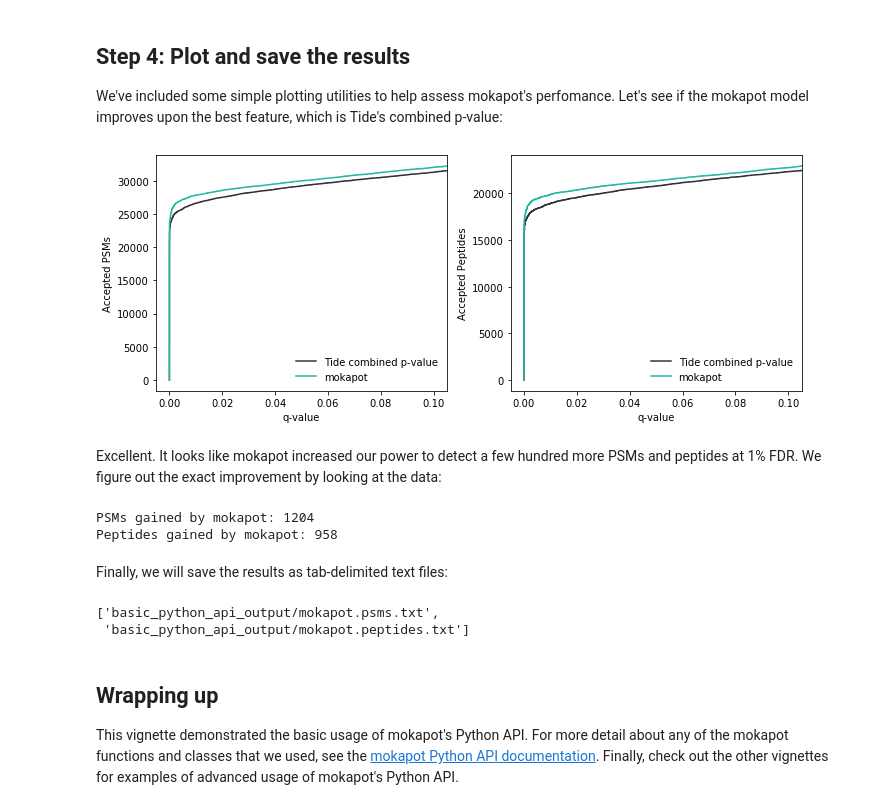
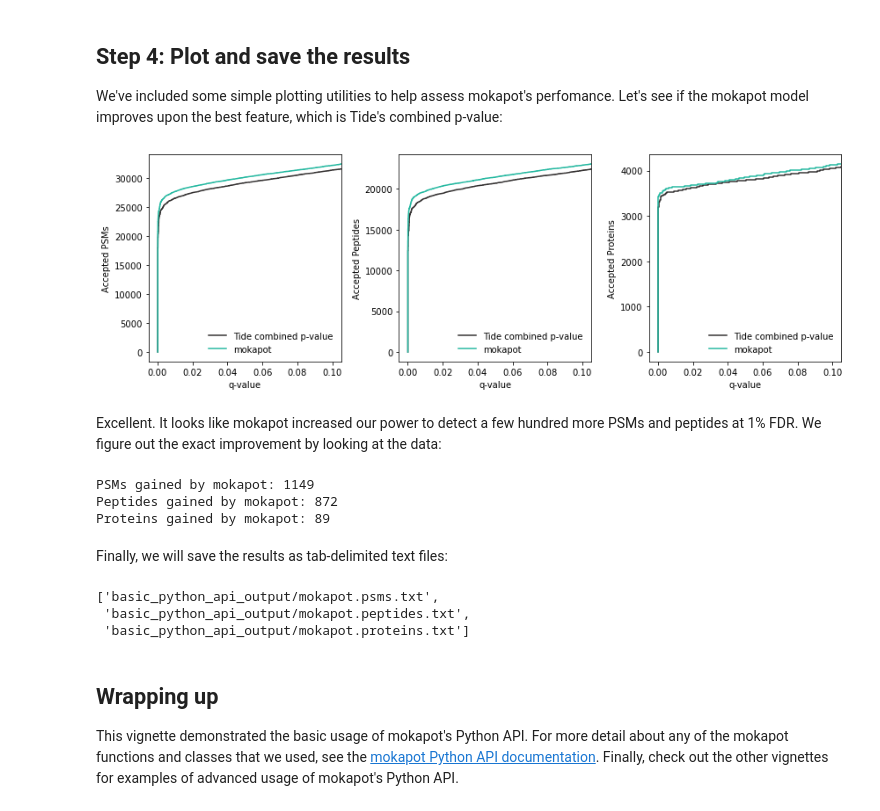
Before and after one commit to wfondrie/mokapot, a Jupyter notebook: docs/source/vignettes/basic_python_api.ipynb, the cells around one changed output. Drawn from its saved outputs; the diff is of its cells as text; code cells hidden in the pictures.

Commit message:
Added protein support in full.

```diff
--- a/docs/source/vignettes/basic_python_api.ipynb
+++ b/docs/source/vignettes/basic_python_api.ipynb
@@ -15,3 +17,5 @@ pin_file = "../../../data/phospho_rep1.pin"
+# %%
+fasta_file = "../../../data/human_sp_td.fasta"
 # %% [markdown]
 ## Step 1: Setup our Python environment
 
@@ -48,9 +55,11 @@ psms = mokapot.read_pin(pin_file)
+# %%
+psms.add_proteins(fasta_file)
 # %% [markdown]
 ## Step 3: Analyze the PSMs
 
 After that the PSMs have been loaded, we can use the [brew()](https://mokapot.readthedocs.io/en/latest/api/functions.html#mokapot.brew) function to run the analysis and re-score the PSMs. This returns a [LinearConfidence](https://mokapot.readthedocs.io/en/latest/api/confidence.html#mokapot.confidence.LinearConfidence) object, which calculates confidences estimates and stores them.
 # %%
-moka_conf = mokapot.brew(psms)
+moka_conf, models = mokapot.brew(psms)
 moka_conf.psms.head()
 # %% [output]
 |  | SpecId | Label | ScanNr | ExpMass | CalcMass | Peptide | Proteins | mokapot score | mokapot q-value | ... |
@@ -77,29 +95,21 @@ tide_conf = psms.assign_confidence()
 
 We've included some simple plotting utilities to help assess mokapot's perfomance. Let's see if the mokapot model improves upon the best feature, which is Tide's combined p-value:
 # %%
-fig, axs = plt.subplots(1, 2, figsize=(10, 4))
+fig, axs = plt.subplots(1, 3, figsize=(12, 4))
 colors = ("#343131", "#24B8A0")
 
-# Plot PSMs
-tide_conf.plot_qvalues(level="psms", c=colors[0], ax=axs[0],
-                       label="Tide combined p-value")
-moka_conf.plot_qvalues(level="psms", c=colors[1], ax=axs[0],
-                       label="mokapot")
-
-# Plot peptides
-tide_conf.plot_qvalues(level="peptides", c=colors[0], ax=axs[1],
-                       label="Tide combined p-value")
-moka_conf.plot_qvalues(level="peptides", c=colors[1], ax=axs[1],
-                       label="mokapot")
-
-# Add the legend
-for ax in axs:
+# Plot the performance:
+for ax, level in zip(axs, tide_conf.levels):
+    tide_conf.plot_qvalues(level=level, c=colors[0], ax=ax,
+                           label="Tide combined p-value")
+    moka_conf.plot_qvalues(level=level, c=colors[1], ax=ax,
+                           label="mokapot")
     ax.legend(frameon=False)
 
 plt.tight_layout()
 plt.show()
 # %% [output]
-[figure, old version]
+[figure, new version]
 # %% [markdown]
 Excellent. It looks like mokapot increased our power to detect a few hundred more PSMs and peptides at 1% FDR. We figure out the exact improvement by looking at the data:
 # %%
@@ -112,9 +122,15 @@ print(f"PSMs gained by mokapot: {moka_psms - tide_psms}")
 moka_peps = (moka_conf.peptides["mokapot q-value"] <= 0.01).sum()
 tide_peps = (tide_conf.peptides["mokapot q-value"] <= 0.01).sum()
 print(f"Peptides gained by mokapot: {moka_peps - tide_peps}")
+
+# Proteins
+moka_prots = (moka_conf.proteins["mokapot q-value"] <= 0.01).sum()
+tide_prots = (tide_conf.proteins["mokapot q-value"] <= 0.01).sum()
+print(f"Proteins gained by mokapot: {moka_prots - tide_prots}")
 # %% [output]
-PSMs gained by mokapot: 1204
-Peptides gained by mokapot: 958
+PSMs gained by mokapot: 1149
+Peptides gained by mokapot: 872
+Proteins gained by mokapot: 89
 # %% [markdown]
 Finally, we will save the results as tab-delimited text files:
 # %%
@@ -122,7 +138,8 @@ result_files = moka_conf.to_txt(dest_dir=out_dir)
 result_files
 # %% [output]
 ['basic_python_api_output/mokapot.psms.txt',
- 'basic_python_api_output/mokapot.peptides.txt']
+ 'basic_python_api_output/mokapot.peptides.txt',
+ 'basic_python_api_output/mokapot.proteins.txt']
 # %% [markdown]
 ## Wrapping up
 
```
Also changed, not shown: parts of 7 cells of this notebook, 12 other files.
